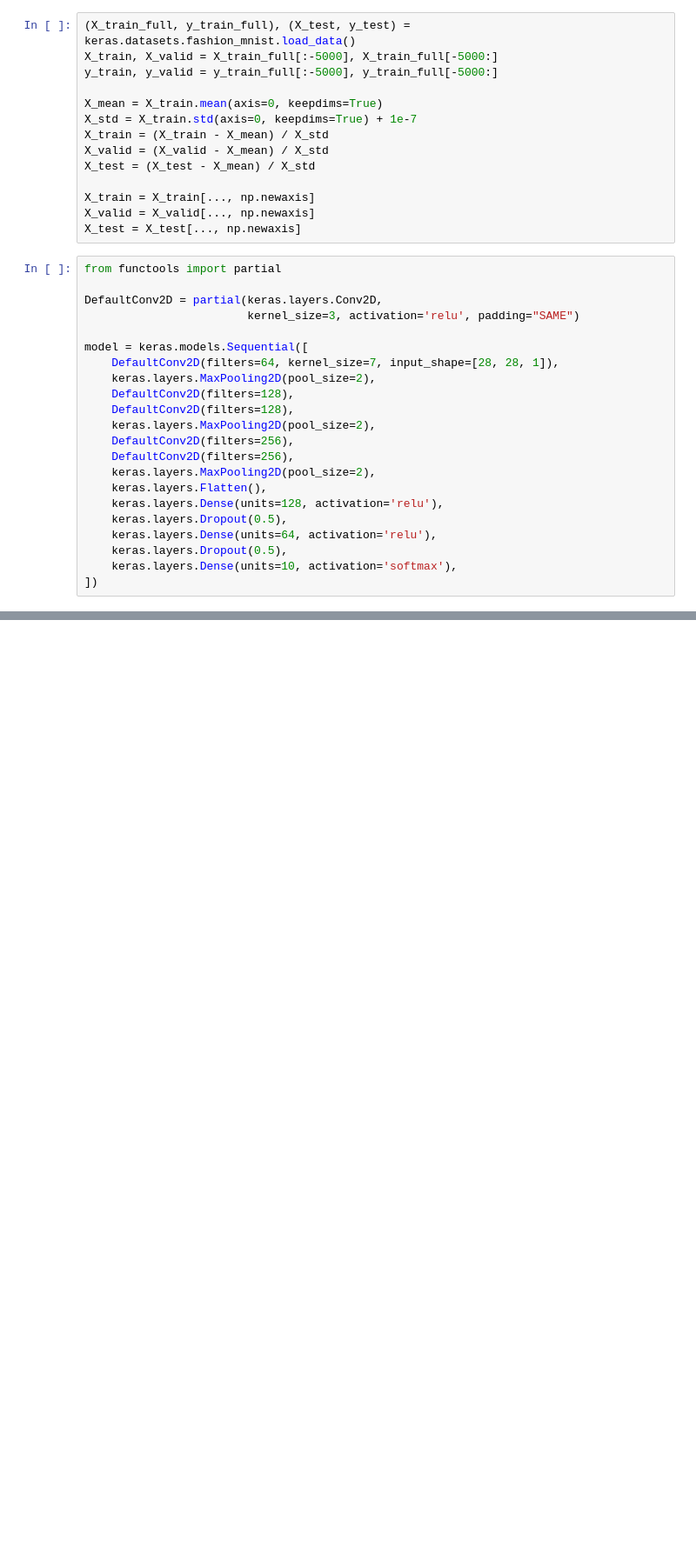
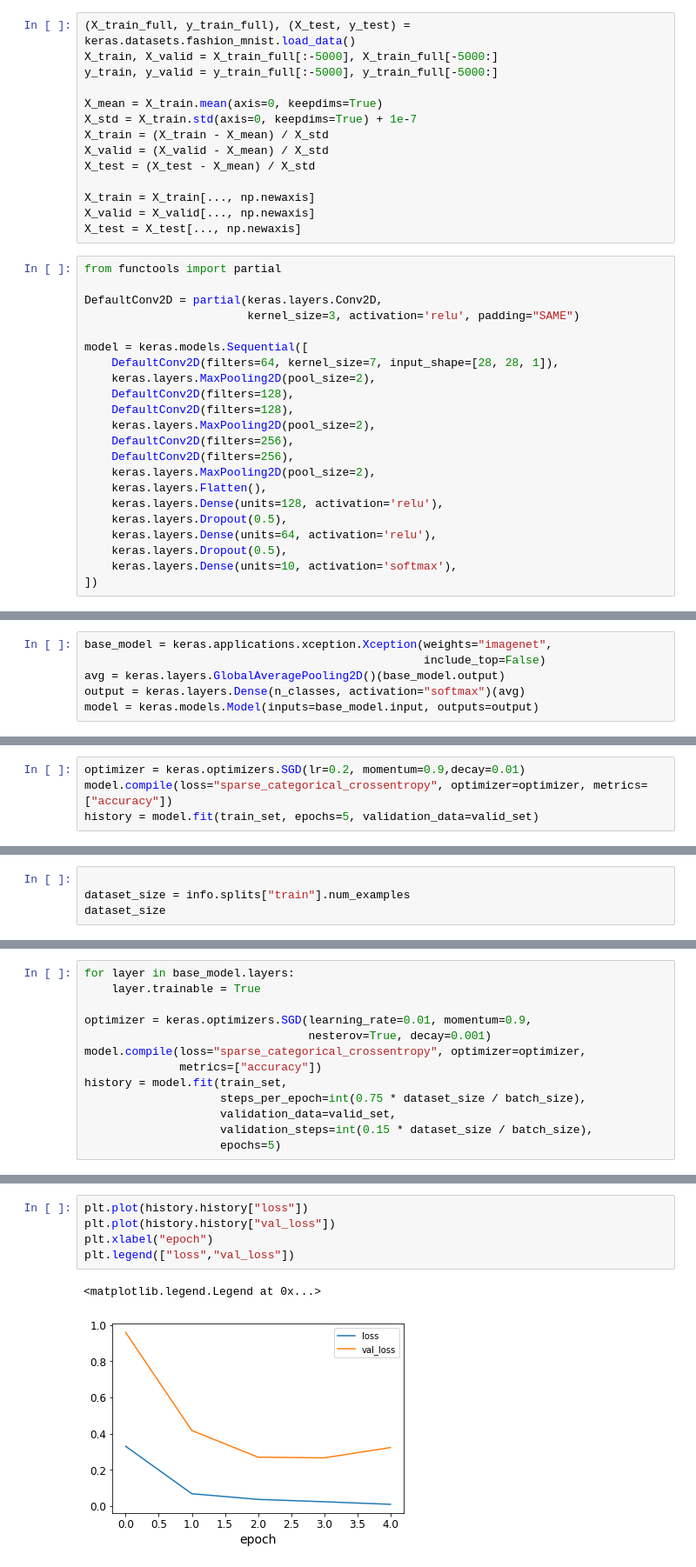
Before and after one commit to G-Polya/HandsOnMachineLearning, a Jupyter notebook: 14장 CNN/computer_vision_cnn.ipynb, the cells around one changed output, grey strips where cells are left out. Shown at 87% size. Drawn from its saved outputs; the diff is of its cells as text; blank space fills up the shorter version.

```diff
--- a/14장 CNN/computer_vision_cnn.ipynb
+++ b/14장 CNN/computer_vision_cnn.ipynb
@@ -330,0 +454,6 @@ False
+# %%
+base_model = keras.applications.xception.Xception(weights="imagenet",
+                                                  include_top=False)
+avg = keras.layers.GlobalAveragePooling2D()(base_model.output)
+output = keras.layers.Dense(n_classes, activation="softmax")(avg)
+model = keras.models.Model(inputs=base_model.input, outputs=output)
@@ -330,0 +463,4 @@ False
+# %%
+optimizer = keras.optimizers.SGD(lr=0.2, momentum=0.9,decay=0.01)
+model.compile(loss="sparse_categorical_crossentropy", optimizer=optimizer, metrics=["accuracy"])
+history = model.fit(train_set, epochs=5, validation_data=valid_set)
@@ -330,0 +478,4 @@ False
+# %%
+
+dataset_size = info.splits["train"].num_examples
+dataset_size
@@ -330,0 +484,13 @@ False
+# %%
+for layer in base_model.layers:
+    layer.trainable = True
+
+optimizer = keras.optimizers.SGD(learning_rate=0.01, momentum=0.9,
+                                 nesterov=True, decay=0.001)
+model.compile(loss="sparse_categorical_crossentropy", optimizer=optimizer,
+              metrics=["accuracy"])
+history = model.fit(train_set,
+                    steps_per_epoch=int(0.75 * dataset_size / batch_size),
+                    validation_data=valid_set,
+                    validation_steps=int(0.15 * dataset_size / batch_size),
+                    epochs=5)
@@ -330,0 +509,8 @@ False
+# %%
+plt.plot(history.history["loss"])
+plt.plot(history.history["val_loss"])
+plt.xlabel("epoch")
+plt.legend(["loss","val_loss"])
+# %% [output]
+<matplotlib.legend.Legend at 0x...>
+[figure, added]
```
Also changed, not shown: parts of 30 cells of this notebook.
